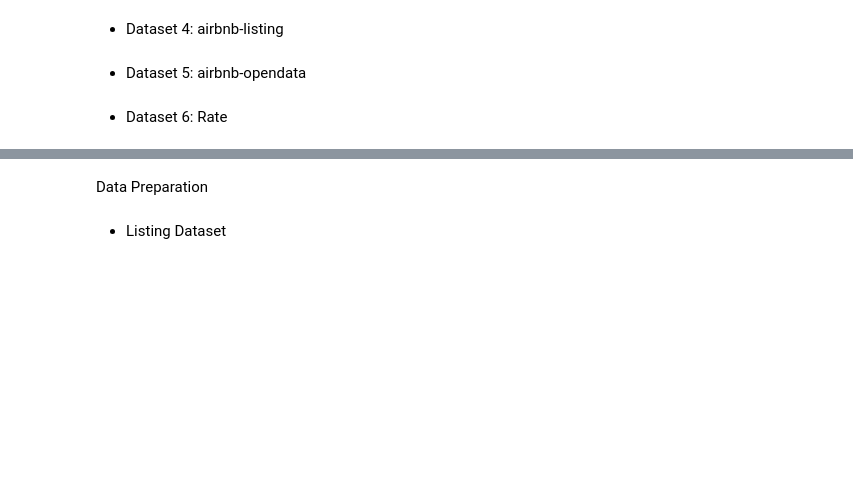
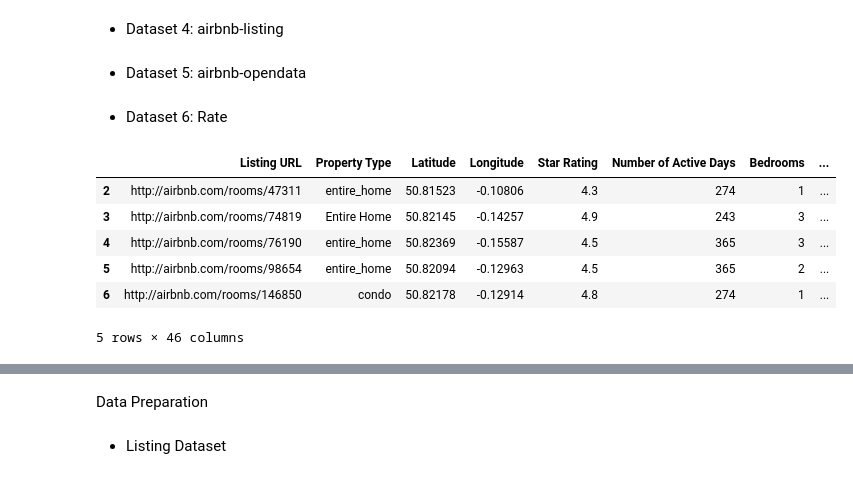
Before and after one commit to malouisek/finalyearproject, a Jupyter notebook: short_term_rental_final .ipynb, the cells around one changed output, grey strips where cells are left out. Saved outputs shown, nothing was run; the diff lists cells and outputs as text; code cells hidden in the pictures; blank space fills up the shorter version.

```diff
--- a/short_term_rental_final .ipynb
+++ b/short_term_rental_final .ipynb
@@ -258,6 +307,16 @@ rate.columns = [
 rate.drop(index=rate.index[0:2],
         axis=0,
         inplace=True)
+# %%
+rate.head()
+# %% [output]
+|  | Listing URL | Property Type | Latitude | Longitude | Star Rating | Number of Active Days | Bedrooms | ... |
+| 2 | http://airbnb.com/rooms/47311 | entire_home | 50.81523 | -0.10806 | 4.3 | 274 | 1 | ... |
+| 3 | http://airbnb.com/rooms/74819 | Entire Home | 50.82145 | -0.14257 | 4.9 | 243 | 3 | ... |
+| 4 | http://airbnb.com/rooms/76190 | entire_home | 50.82369 | -0.15587 | 4.5 | 365 | 3 | ... |
+| 5 | http://airbnb.com/rooms/98654 | entire_home | 50.82094 | -0.12963 | 4.5 | 365 | 2 | ... |
+| 6 | http://airbnb.com/rooms/146850 | condo | 50.82178 | -0.12914 | 4.8 | 274 | 1 | ... |
+5 rows × 46 columns
 # %%
 #Examine the dataset
 (rate[['Star Rating', 'Number of Active Days', 'Daily Rate (2020-12)', 'Occupancy Rate (2020-12)',
```
Also changed, not shown: parts of 21 cells of this notebook.
